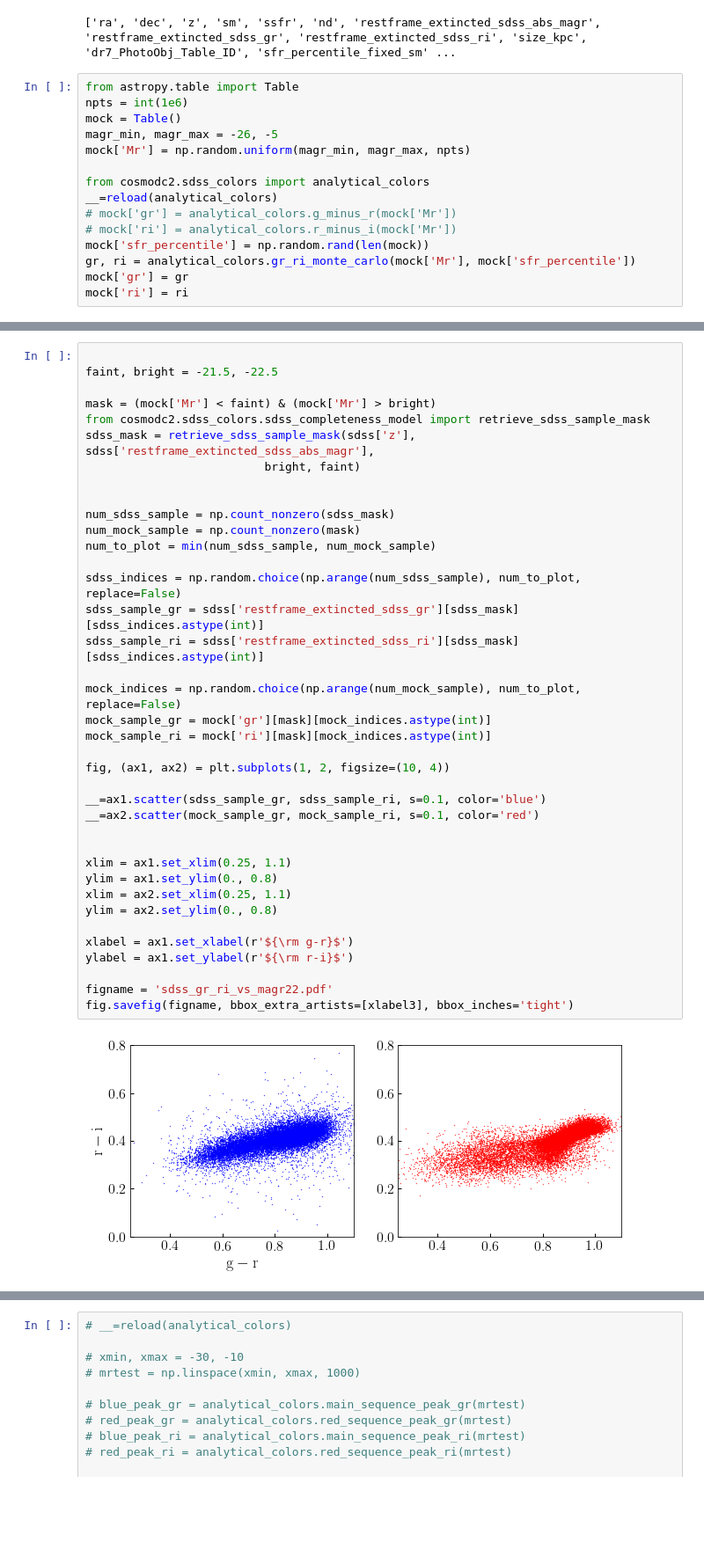
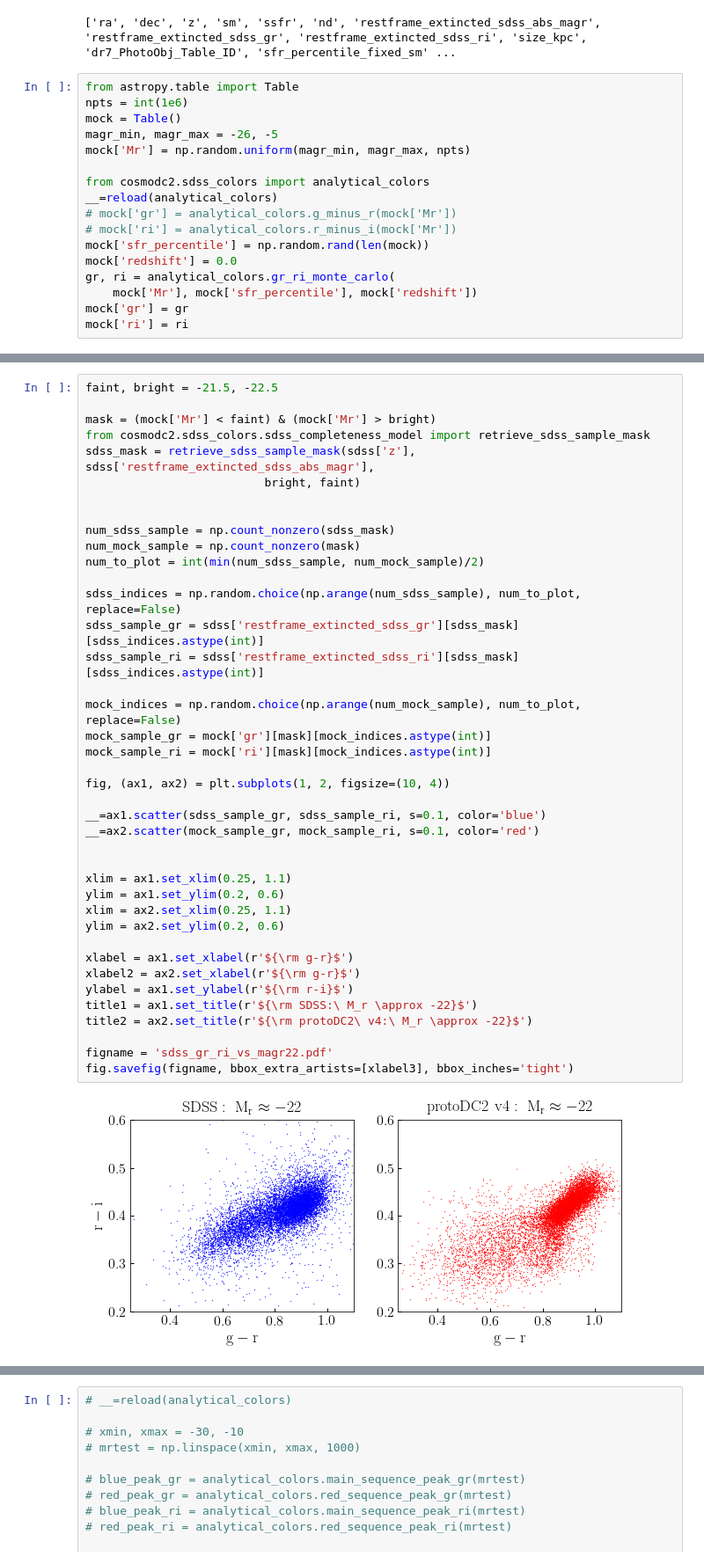
Before and after one commit to LSSTDESC/cosmodc2, a Jupyter notebook: notebooks/gr_ri_dev.ipynb, the cells around one changed output, grey strips where cells are left out. Shown at 88% size. Drawn from its saved outputs; the diff is of its cells as text; blank space fills up the shorter version.

```diff
--- a/notebooks/gr_ri_dev.ipynb
+++ b/notebooks/gr_ri_dev.ipynb
@@ -18,7 +18,9 @@ __=reload(analytical_colors)
 # mock['gr'] = analytical_colors.g_minus_r(mock['Mr'])
 # mock['ri'] = analytical_colors.r_minus_i(mock['Mr'])
 mock['sfr_percentile'] = np.random.rand(len(mock))
-gr, ri = analytical_colors.gr_ri_monte_carlo(mock['Mr'], mock['sfr_percentile'])
+mock['redshift'] = 0.0
+gr, ri = analytical_colors.gr_ri_monte_carlo(
+    mock['Mr'], mock['sfr_percentile'], mock['redshift'])
 mock['gr'] = gr
 mock['ri'] = ri
 # %%
@@ -202,5 +213,4 @@ fig.savefig(figname, bbox_extra_artists=[xlabel3], bbox_inches='tight')
 # %%
-
 faint, bright = -21.5, -22.5
 
 mask = (mock['Mr'] < faint) & (mock['Mr'] > bright)
@@ -208,37 +218,40 @@ from cosmodc2.sdss_colors.sdss_completeness_model import retrieve_sdss_sample_ma
 sdss_mask = retrieve_sdss_sample_mask(sdss['z'], sdss['restframe_extincted_sdss_abs_magr'],
                           bright, faint)
 
 
 num_sdss_sample = np.count_nonzero(sdss_mask)
 num_mock_sample = np.count_nonzero(mask)
-num_to_plot = min(num_sdss_sample, num_mock_sample)
+num_to_plot = int(min(num_sdss_sample, num_mock_sample)/2)
 
 sdss_indices = np.random.choice(np.arange(num_sdss_sample), num_to_plot, replace=False)
 sdss_sample_gr = sdss['restframe_extincted_sdss_gr'][sdss_mask][sdss_indices.astype(int)]
 sdss_sample_ri = sdss['restframe_extincted_sdss_ri'][sdss_mask][sdss_indices.astype(int)]
 
 mock_indices = np.random.choice(np.arange(num_mock_sample), num_to_plot, replace=False)
 mock_sample_gr = mock['gr'][mask][mock_indices.astype(int)]
 mock_sample_ri = mock['ri'][mask][mock_indices.astype(int)]
 
 fig, (ax1, ax2) = plt.subplots(1, 2, figsize=(10, 4))
 
 __=ax1.scatter(sdss_sample_gr, sdss_sample_ri, s=0.1, color='blue')
 __=ax2.scatter(mock_sample_gr, mock_sample_ri, s=0.1, color='red')
 
 
 xlim = ax1.set_xlim(0.25, 1.1)
-ylim = ax1.set_ylim(0., 0.8)
+ylim = ax1.set_ylim(0.2, 0.6)
 xlim = ax2.set_xlim(0.25, 1.1)
-ylim = ax2.set_ylim(0., 0.8)
+ylim = ax2.set_ylim(0.2, 0.6)
 
 xlabel = ax1.set_xlabel(r'${\rm g-r}$')
+xlabel2 = ax2.set_xlabel(r'${\rm g-r}$')
 ylabel = ax1.set_ylabel(r'${\rm r-i}$')
+title1 = ax1.set_title(r'${\rm SDSS:\ M_r \approx -22}$')
+title2 = ax2.set_title(r'${\rm protoDC2\ v4:\ M_r \approx -22}$')
 
 figname = 'sdss_gr_ri_vs_magr22.pdf'
 fig.savefig(figname, bbox_extra_artists=[xlabel3], bbox_inches='tight')
 # %% [output]
-[figure, old version]
+[figure, new version]
 # %%
 faint, bright = -20.5, -21.5
 
```
Also changed, not shown: parts of 9 cells of this notebook, 1 other file.
